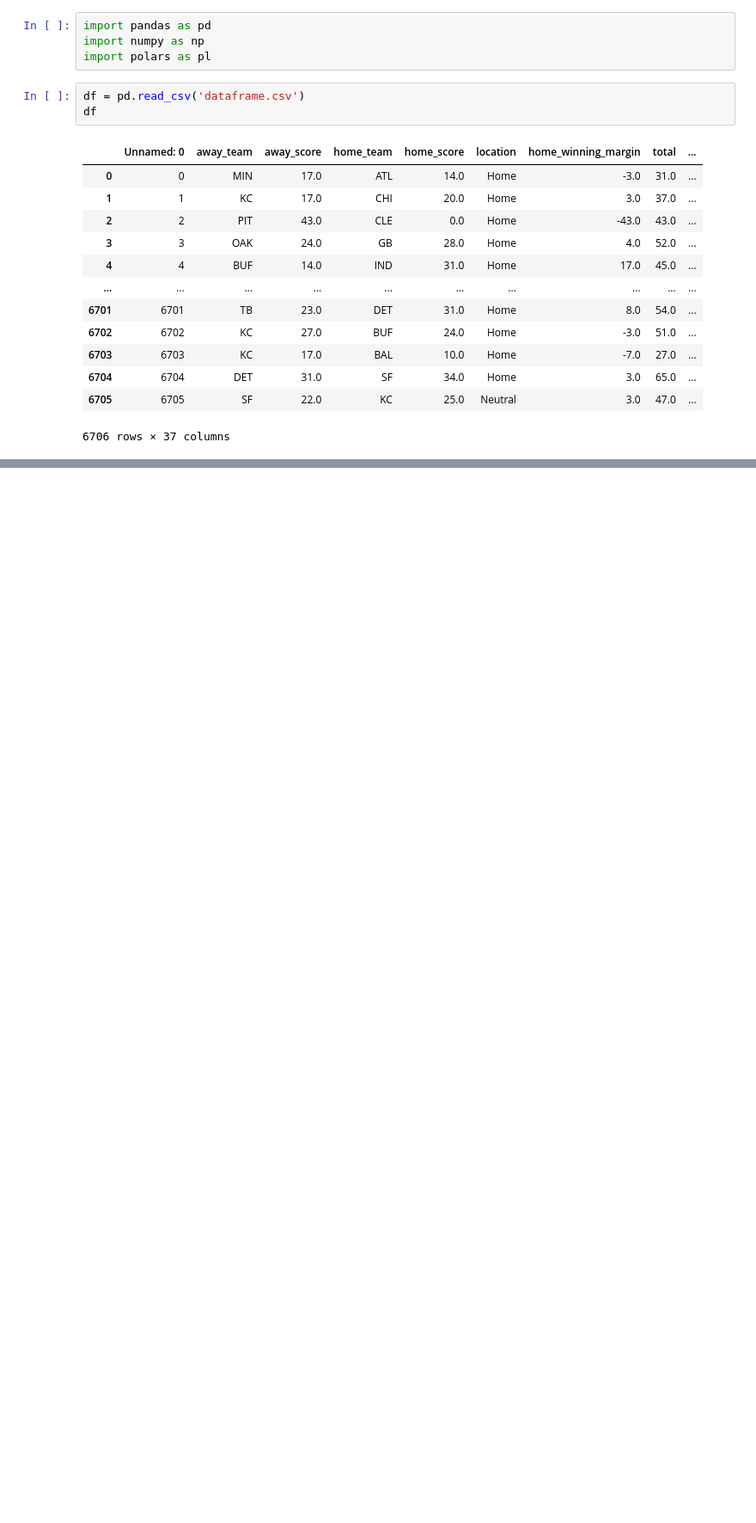
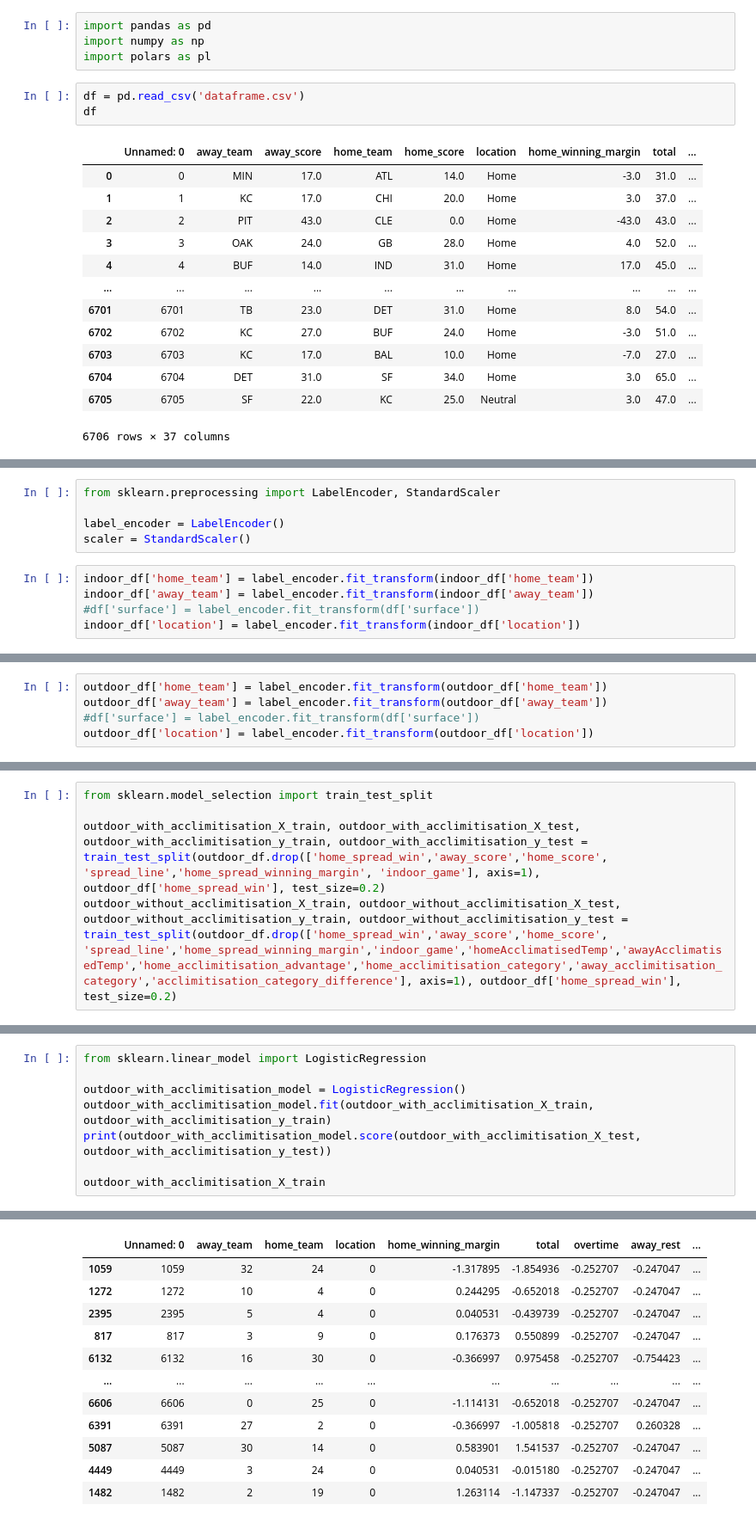
Before and after one commit to markgill17/Artefact, a Jupyter notebook: SpreadMarket.ipynb, the cells around one changed output, grey strips where cells are left out. Shown at 86% size. Cells and saved outputs as stored; diff of their text form; blank space fills up the shorter version.

Commit message:
Created models for spread market analysis

```diff
--- a/SpreadMarket.ipynb
+++ b/SpreadMarket.ipynb
@@ -21,0 +56,10 @@ df
+# %%
+from sklearn.preprocessing import LabelEncoder, StandardScaler
+
+label_encoder = LabelEncoder()
+scaler = StandardScaler()
+# %%
+indoor_df['home_team'] = label_encoder.fit_transform(indoor_df['home_team'])
+indoor_df['away_team'] = label_encoder.fit_transform(indoor_df['away_team'])
+#df['surface'] = label_encoder.fit_transform(df['surface'])
+indoor_df['location'] = label_encoder.fit_transform(indoor_df['location'])
@@ -21,0 +82,5 @@ df
+# %%
+outdoor_df['home_team'] = label_encoder.fit_transform(outdoor_df['home_team'])
+outdoor_df['away_team'] = label_encoder.fit_transform(outdoor_df['away_team'])
+#df['surface'] = label_encoder.fit_transform(df['surface'])
+outdoor_df['location'] = label_encoder.fit_transform(outdoor_df['location'])
@@ -21,0 +127,5 @@ df
+# %%
+from sklearn.model_selection import train_test_split
+
+outdoor_with_acclimitisation_X_train, outdoor_with_acclimitisation_X_test, outdoor_with_acclimitisation_y_train, outdoor_with_acclimitisation_y_test = train_test_split(outdoor_df.drop(['home_spread_win','away_score','home_score', 'spread_line','home_spread_winning_margin', 'indoor_game'], axis=1), outdoor_df['home_spread_win'], test_size=0.2)
+outdoor_without_acclimitisation_X_train, outdoor_without_acclimitisation_X_test, outdoor_without_acclimitisation_y_train, outdoor_without_acclimitisation_y_test = train_test_split(outdoor_df.drop(['home_spread_win','away_score','home_score', 'spread_line','home_spread_winning_margin','indoor_game','homeAcclimatisedTemp','awayAcclimatisedTemp','home_acclimitisation_advantage','home_acclimitisation_category','away_acclimitisation_category','acclimitisation_category_difference'], axis=1), outdoor_df['home_spread_win'], test_size=0.2)
@@ -21,0 +148,9 @@ df
+# %%
+from sklearn.linear_model import LogisticRegression
+
+outdoor_with_acclimitisation_model = LogisticRegression()
+outdoor_with_acclimitisation_model.fit(outdoor_with_acclimitisation_X_train, outdoor_with_acclimitisation_y_train)
+print(outdoor_with_acclimitisation_model.score(outdoor_with_acclimitisation_X_test, outdoor_with_acclimitisation_y_test))
+
+outdoor_with_acclimitisation_X_train
+# %% [output]
@@ -21,0 +165,12 @@ df
+|  | Unnamed: 0 | away_team | home_team | location | home_winning_margin | total | overtime | away_rest | ... |
+| 1059 | 1059 | 32 | 24 | 0 | -1.317895 | -1.854936 | -0.252707 | -0.247047 | ... |
+| 1272 | 1272 | 10 | 4 | 0 | 0.244295 | -0.652018 | -0.252707 | -0.247047 | ... |
+| 2395 | 2395 | 5 | 4 | 0 | 0.040531 | -0.439739 | -0.252707 | -0.247047 | ... |
+| 817 | 817 | 3 | 9 | 0 | 0.176373 | 0.550899 | -0.252707 | -0.247047 | ... |
+| 6132 | 6132 | 16 | 30 | 0 | -0.366997 | 0.975458 | -0.252707 | -0.754423 | ... |
+| ... | ... | ... | ... | ... | ... | ... | ... | ... | ... |
+| 6606 | 6606 | 0 | 25 | 0 | -1.114131 | -0.652018 | -0.252707 | -0.247047 | ... |
+| 6391 | 6391 | 27 | 2 | 0 | -0.366997 | -1.005818 | -0.252707 | 0.260328 | ... |
+| 5087 | 5087 | 30 | 14 | 0 | 0.583901 | 1.541537 | -0.252707 | -0.247047 | ... |
+| 4449 | 4449 | 3 | 24 | 0 | 0.040531 | -0.015180 | -0.252707 | -0.247047 | ... |
+| 1482 | 1482 | 2 | 19 | 0 | 1.263114 | -1.147337 | -0.252707 | -0.247047 | ... |
```
Also changed, not shown: parts of 11 cells of this notebook, 1 other file.
